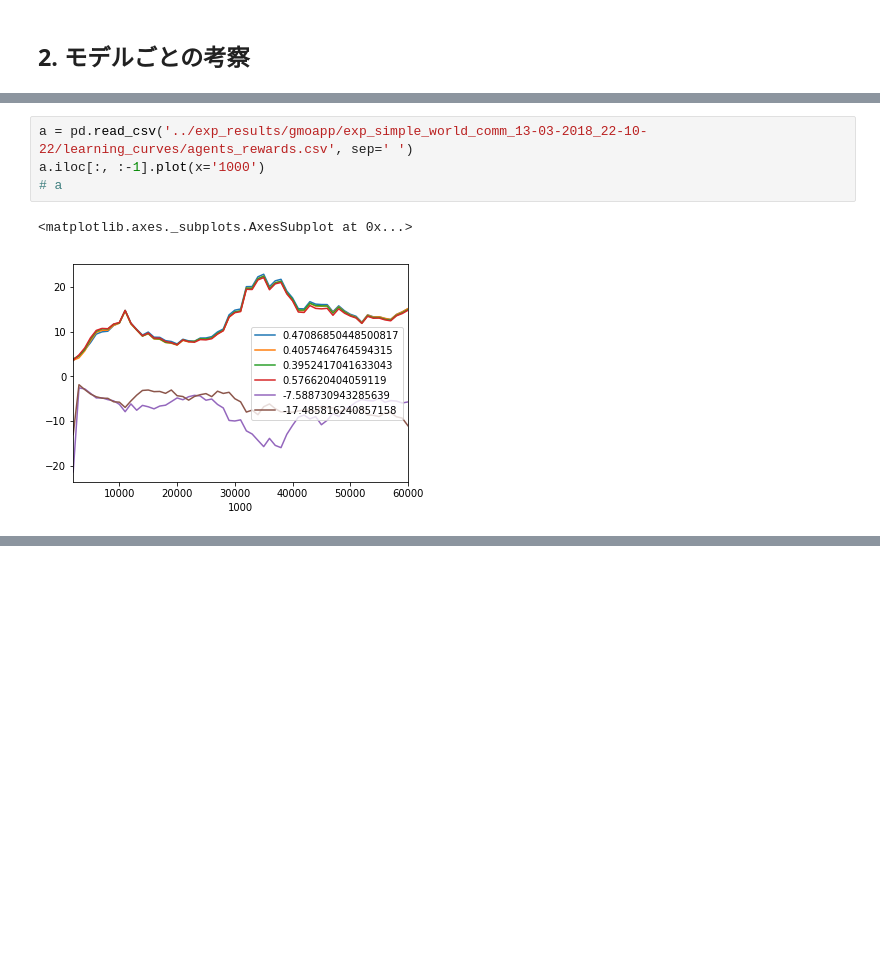
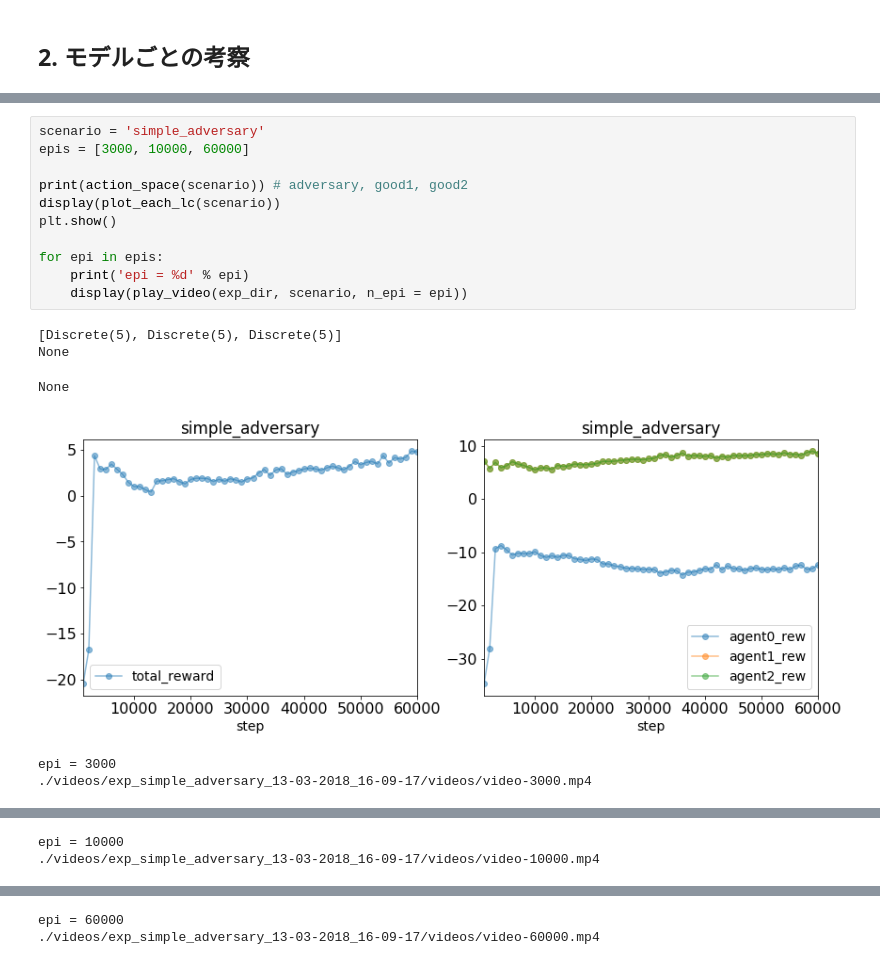
Before and after one commit to jkatsuta/exp-18-1q, a Jupyter notebook: maddpg/experiments/my_notes/ana1_exp1.ipynb, the cells around one changed output, grey strips where cells are left out. Drawn from its saved outputs; the diff is of its cells as text; blank space fills up the shorter version.

Commit message:
add videos and mod training scripts

```diff
--- a/maddpg/experiments/my_notes/ana1_exp1.ipynb
+++ b/maddpg/experiments/my_notes/ana1_exp1.ipynb
@@ -197,7 +208,18 @@ play_video(exp_dir, scenario, n_epi = 60000)
-# %%
-a = pd.read_csv('../exp_results/gmoapp/exp_simple_world_comm_13-03-2018_22-10-22/learning_curves/agents_rewards.csv', sep=' ')
-a.iloc[:, :-1].plot(x='1000')
-# a
-# %% [output]
-<matplotlib.axes._subplots.AxesSubplot at 0x...>
-[figure, removed]
+# %%
+scenario = 'simple_adversary'
+epis = [3000, 10000, 60000]
+
+print(action_space(scenario)) # adversary, good1, good2
+display(plot_each_lc(scenario))
+plt.show()
+
+for epi in epis:
+    print('epi = %d' % epi)
+    display(play_video(exp_dir, scenario, n_epi = epi))
+# %% [output]
+[Discrete(5), Discrete(5), Discrete(5)]
+None
+None
+[figure, added]
+epi = 3000
+./videos/exp_simple_adversary_13-03-2018_16-09-17/videos/video-3000.mp4
@@ -203,0 +227,2 @@ a.iloc[:, :-1].plot(x='1000')
+epi = 10000
+./videos/exp_simple_adversary_13-03-2018_16-09-17/videos/video-10000.mp4
@@ -203,0 +230,2 @@ a.iloc[:, :-1].plot(x='1000')
+epi = 60000
+./videos/exp_simple_adversary_13-03-2018_16-09-17/videos/video-60000.mp4
```
Also changed, not shown: parts of 36 cells of this notebook, 7 other files.
